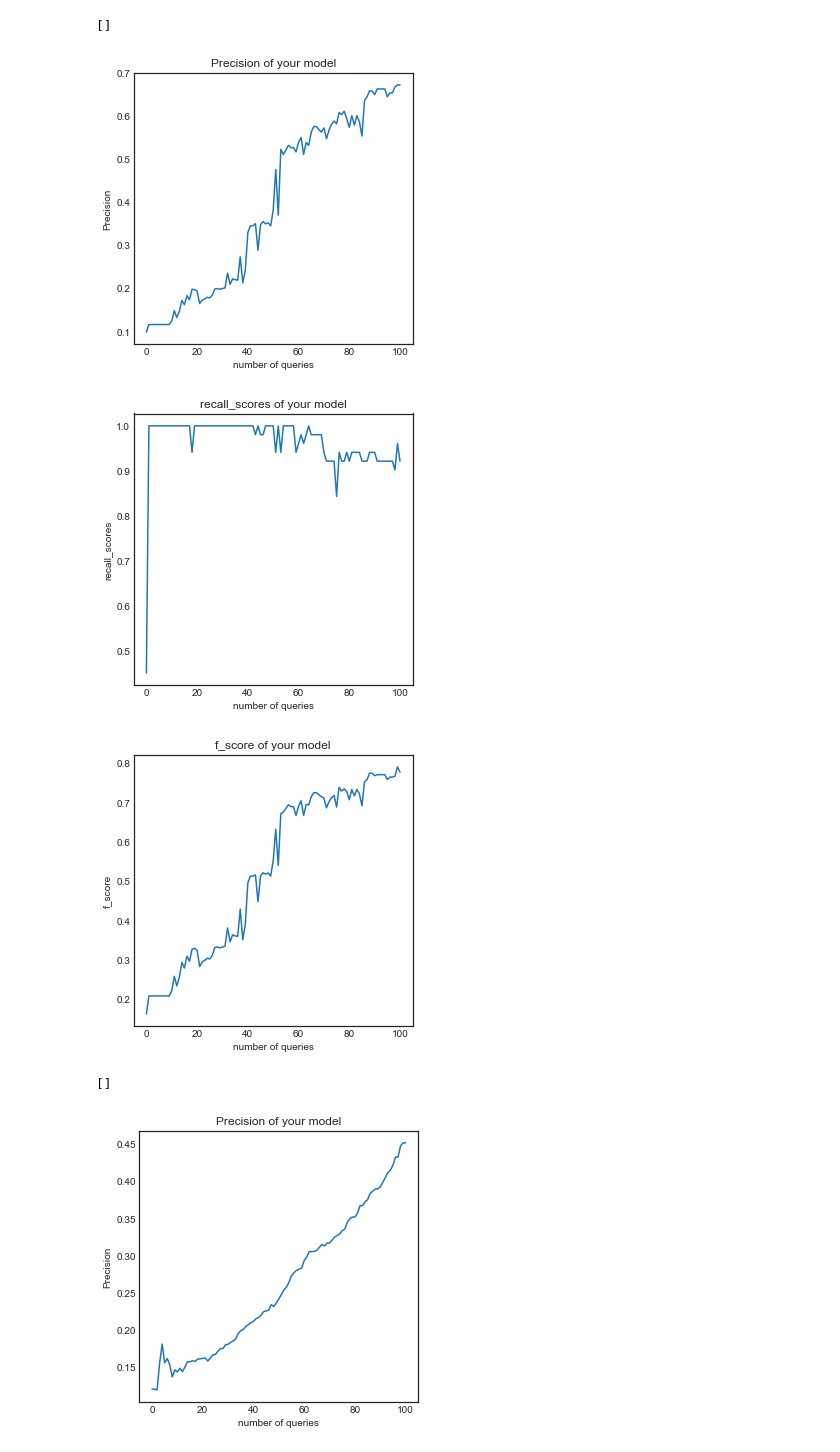
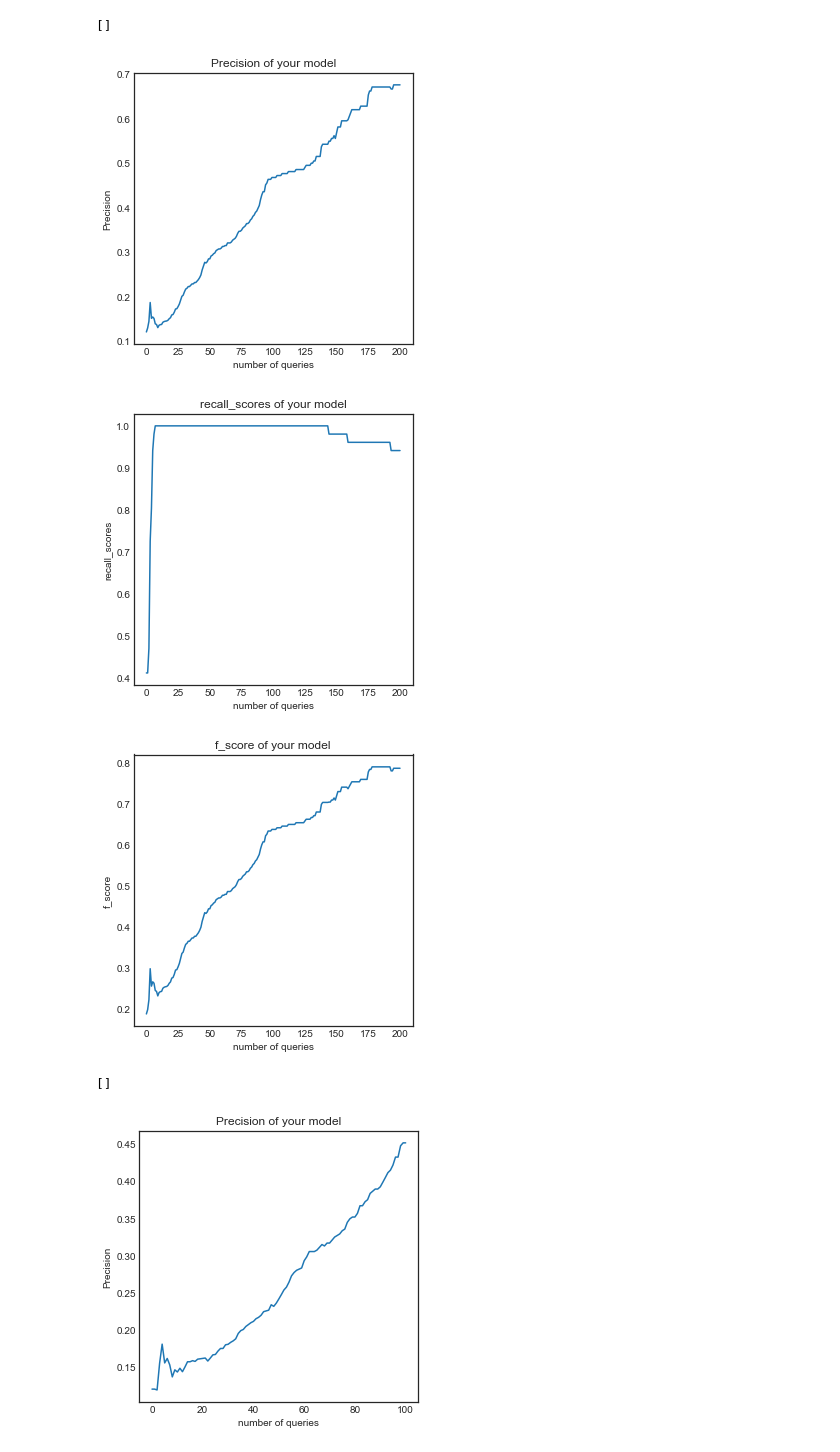
Before and after one commit to Amsterdam-Internships/Double-Listing, a Jupyter notebook: Code/active_learning.ipynb, the cells around one changed output. Cells and saved outputs as stored; diff of their text form; code cells hidden in the pictures.

```diff
--- a/Code/active_learning.ipynb
+++ b/Code/active_learning.ipynb
@@ -46,22 +47,3 @@ df_full_base['label'] = df_full_base['label'].map(to_bin)
 # %%
 df_base_train = df_full_base.loc[:1761]
 df_base_test = df_full_base.loc[1762:]
-# %%
-
-def compare(df,id_1,id_2,full =False):
-    link = [x for x in df_full['listing_url'][df_full['ListingId']==id_1]]
-    link_2 = [x for x in df_full['listing_url'][df_full['ListingId']==id_2]]
-
-    if full == True:
-    #Compare URLS
-        lista = [print(x,':',y,'==',z) for x,y,z in zip(df.columns.tolist(),
-                                                        df[df['ListingId'] == id_1].values.tolist()[0],
-                                                        df[df['ListingId'] == id_2].values.tolist()[0])]
-        return 'Full info retrieved'
-    else:
-        print(link[0])
-        print(link_2[0])
-        return 'Links retreived'
-
-
-compare(df_full,10161202, 10161074,full=False)
@@ -236,9 +213,11 @@ Precision: 0.8297872340425532 Recall: 0.7647058823529411 Fscore: 0.7959183673469
 [Parallel(n_jobs=1)]: Done 135 out of 135 | elapsed:   26.5s finished
 # %%
 #Comitee of models
-def randomforest():
-    clf = RandomForestClassifier(random_state=1,n_estimators=10,min_samples_split=2,warm_start=True,max_depth=5)
+def randomforest_com():
+    clf = RandomForestClassifier(random_state=1,min_samples_leaf = 5, n_estimators= 50,
+                                min_samples_split=2,max_depth=5,warm_start=True)
     return clf
+
 def desiciontree():
     clf= DecisionTreeClassifier(random_state=1,criterion ='gini', max_depth= None,max_leaf_nodes= 7,
                               min_samples_leaf= 3)
@@ -253,4 +232,9 @@ def xbg_class():
 def svm():
     clf = SVC(probability=True,C= 1,gamma= 0.1, kernel= 'linear')
     return clf
+
+#Main model
+def randomforest_main():
+    clf = RandomForestClassifier(random_state=1,n_estimators=10,min_samples_split=2,warm_start=True,max_depth=5)
+    return clf
 # %%
@@ -478,11 +515,11 @@ al(df_base_train,df_test = df_base_test,queries=100,baseline=True)
 []
 # %%
 #All committes pred, ony trained on most confident
-al(df_base_train,df_test = df_base_test,queries=100,baseline=True)
+al(df_base_train,df_test = df_base_test,queries=200,baseline=True)
 # %% [output]
-[figure, old version]
+[figure, new version]
-[figure, old version]
+[figure, new version]
-[figure, old version]
+[figure, new version]
 []
 # %%
 #Random Forest pred, ony trained on most confidents first, # increasing depth
```
Also changed, not shown: parts of 11 cells of this notebook.
